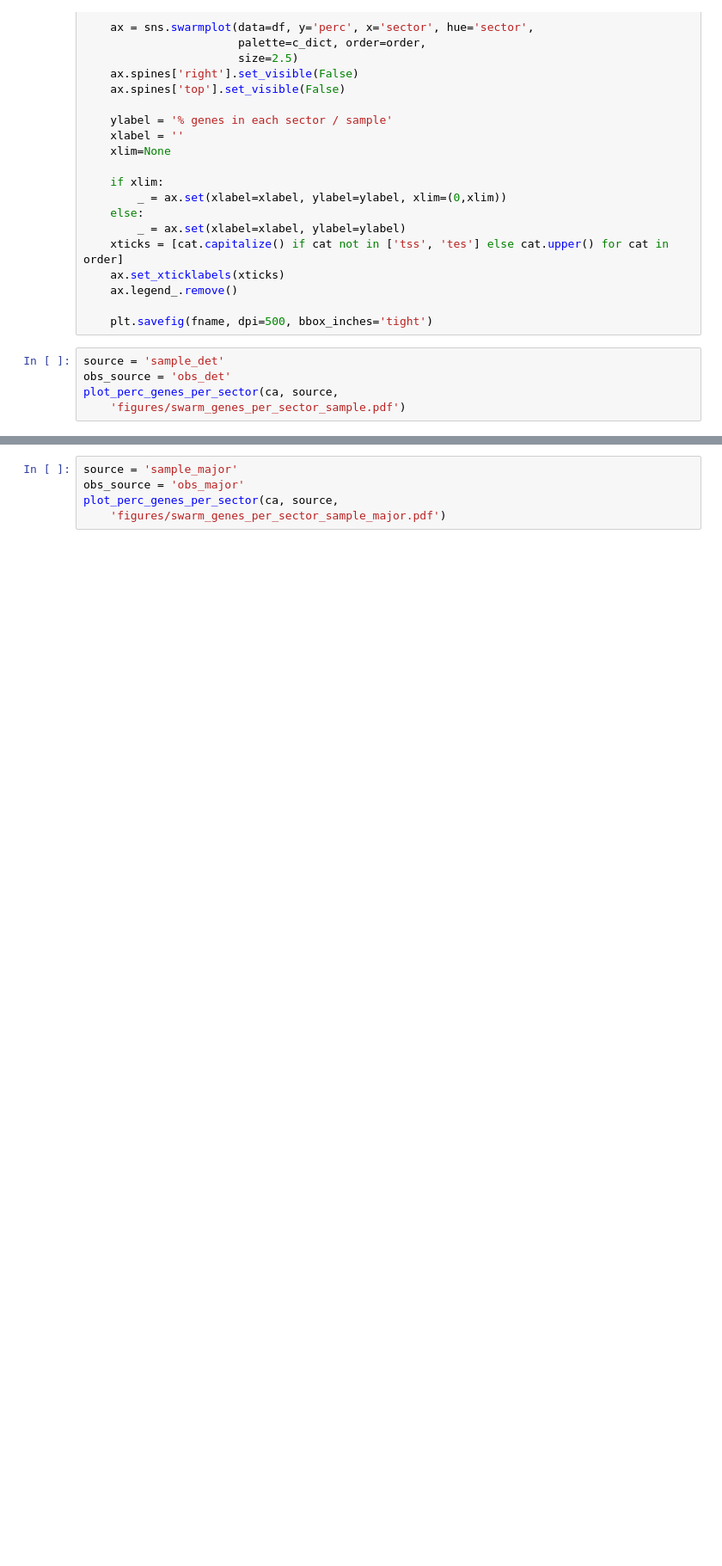
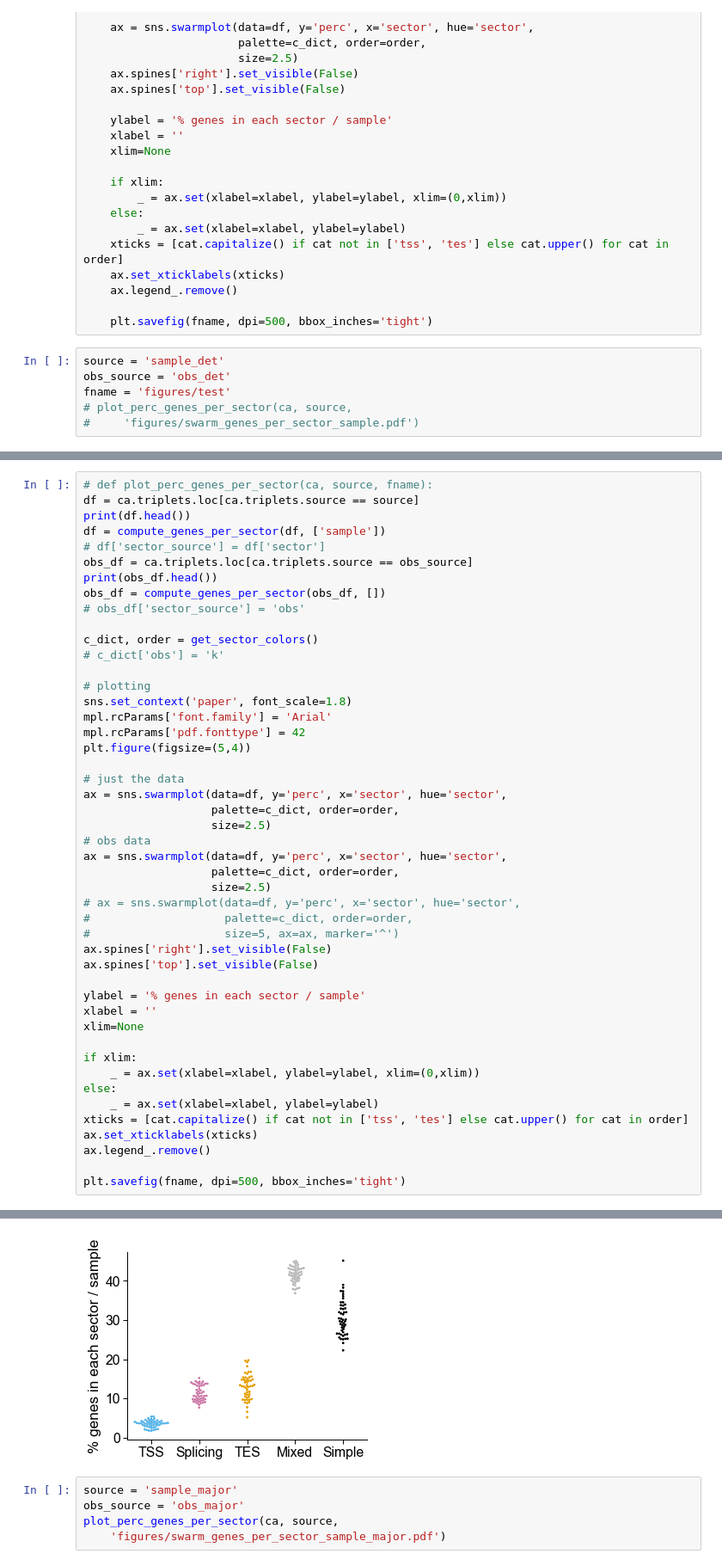
Before and after one commit to fairliereese/rnawg, a Jupyter notebook: lr_bulk/cerberus/triplets/triplets_sample.ipynb, the cells around one changed output, grey strips where cells are left out. Shown at 86% size. Drawn from its saved outputs; the diff is of its cells as text; blank space fills up the shorter version.

```diff
--- a/lr_bulk/cerberus/triplets_sample.ipynb
+++ b/lr_bulk/cerberus/triplets/triplets_sample.ipynb
@@ -73,5 +79,6 @@ def plot_perc_genes_per_sector(ca, source, fname):
 # %%
 source = 'sample_det'
 obs_source = 'obs_det'
-plot_perc_genes_per_sector(ca, source,
-    'figures/swarm_genes_per_sector_sample.pdf')
+fname = 'figures/test'
+# plot_perc_genes_per_sector(ca, source,
+#     'figures/swarm_genes_per_sector_sample.pdf')
@@ -79,0 +85,48 @@ plot_perc_genes_per_sector(ca, source,
+# %%
+# def plot_perc_genes_per_sector(ca, source, fname):
+df = ca.triplets.loc[ca.triplets.source == source]
+print(df.head())
+df = compute_genes_per_sector(df, ['sample'])
+# df['sector_source'] = df['sector']
+obs_df = ca.triplets.loc[ca.triplets.source == obs_source]
+print(obs_df.head())
+obs_df = compute_genes_per_sector(obs_df, [])
+# obs_df['sector_source'] = 'obs'
+
+c_dict, order = get_sector_colors()
+# c_dict['obs'] = 'k'
+
+# plotting
+sns.set_context('paper', font_scale=1.8)
+mpl.rcParams['font.family'] = 'Arial'
+mpl.rcParams['pdf.fonttype'] = 42
+plt.figure(figsize=(5,4))
+
+# just the data
+ax = sns.swarmplot(data=df, y='perc', x='sector', hue='sector',
+                   palette=c_dict, order=order,
+                   size=2.5)
+# obs data
+ax = sns.swarmplot(data=df, y='perc', x='sector', hue='sector',
+                   palette=c_dict, order=order,
+                   size=2.5)
+# ax = sns.swarmplot(data=df, y='perc', x='sector', hue='sector',
+#                    palette=c_dict, order=order,
+#                    size=5, ax=ax, marker='^')
+ax.spines['right'].set_visible(False)
+ax.spines['top'].set_visible(False)
+
+ylabel = '% genes in each sector / sample'
+xlabel = ''
+xlim=None
+
+if xlim:
+    _ = ax.set(xlabel=xlabel, ylabel=ylabel, xlim=(0,xlim))
+else:
+    _ = ax.set(xlabel=xlabel, ylabel=ylabel)
+xticks = [cat.capitalize() if cat not in ['tss', 'tes'] else cat.upper() for cat in order]
+ax.set_xticklabels(xticks)
+ax.legend_.remove()
+
+plt.savefig(fname, dpi=500, bbox_inches='tight')
+# %% [output]
@@ -80,3 +150,4 @@ plot_perc_genes_per_sector(ca, source,
+[figure, added]
 # %%
 source = 'sample_major'
 obs_source = 'obs_major'
```
Also changed, not shown: parts of 3 cells of this notebook, 4 other files.
